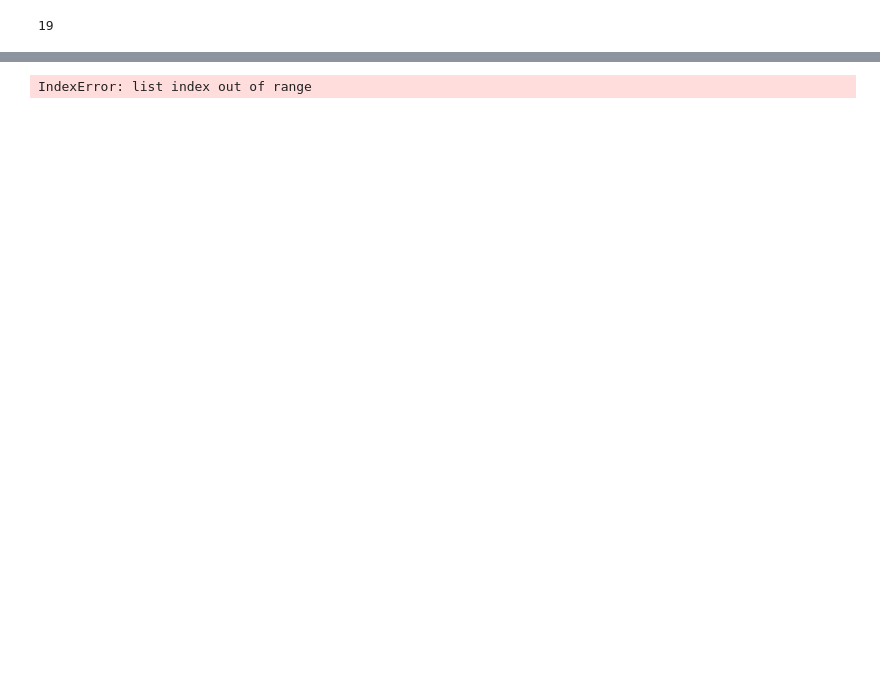
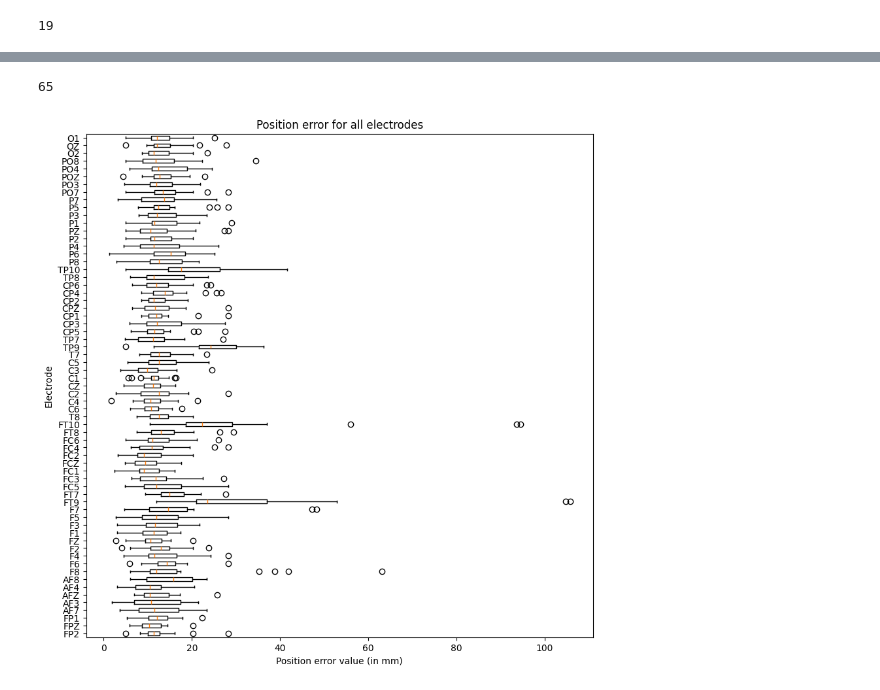
Before and after one commit to kinder99/Deep-Learning-Based-Localization-of-EEG-Electrodes-Within-MRI-Acquisitions-Project-ID-60685, a Jupyter notebook: Debug/error_pos_plotter.ipynb, the cells around one changed output, grey strips where cells are left out. Saved outputs shown, nothing was run; the diff lists cells and outputs as text; code cells hidden in the pictures; blank space fills up the shorter version.

```diff
--- a/Debug/error_pos_plotter.ipynb
+++ b/Debug/error_pos_plotter.ipynb
@@ -328,12 +291,26 @@ print(len(database_brainstorm))
 19
 # %%
 l2 = [] # List of average error values
-stds2 = []
-vals2 = [] # List of lists containing error values
+std2s = []
+val2s = [] # List of lists containing error values
 def __main2__():
+    sorted_list = []
     for data in database_brainstorm:
-        tmp = get_err_values_2(data)
+        d = get_values_dict_2(data)
+        sorted_list = sorted(d)
+        tmp = []
+        for i in range(1,66):
+            if float(i) not in sorted_list:
+                #tmp.append(d[float(1)])
+                c = 1
+            else:
+                tmp.append(d[float(i)])
         l2.append(tmp)
-        stds2.append(np.std(tmp))
+        std2s.append(np.std(tmp))
+        val2s.append(tmp)
+__main2__()
 
-__main2__()
+adgh = []
+for i in l2:
+    adgh.append(np.std(i))
+print(np.std(adgh))
@@ -365,16 +338,22 @@ plt.xticks(np.arange(1,20,1), test_set);
+# %%
+print(len(l2[0]))
+# %% [output]
+65
 # %%
-# Plot error values for each electrode for the 19 test cases
-print(len(vals2[1]))
-fig, ax = plt.subplots(1,1,figsize=(20,20))
+fig, ax = plt.subplots(1,1,figsize=(10,10))
 x = 0
 y = 0
 reses = []
-for i in range(0,len(vals2)-1):
+for i in range(0,65):
     res = []
-    for j in range(0,len(vals2[i])-1):
-        res.append(vals2[i][j])
-    electrode_values = smooth(res, 0.9)
-    reses.append(electrode_values)
-ax.plot(np.array(reses));
+    for j in range(0,19):
+        res.append(l2[j][i])
+    reses.append(res)
+# je crois que la ligne au dessus indique que les données ne suivent pas une loi normale
+ax.boxplot(reses, vert=False);
+ax.set_title("Position error for all electrodes")
+ax.set_ylabel("Electrode")
+ax.set_xlabel("Position error value (in mm)")
+plt.yticks(np.arange(1,66,1), electrodes);
 # %% [output]
-IndexError: list index out of range
+[figure, added]
```
Also changed, not shown: parts of 13 cells of this notebook, 7 other files.
